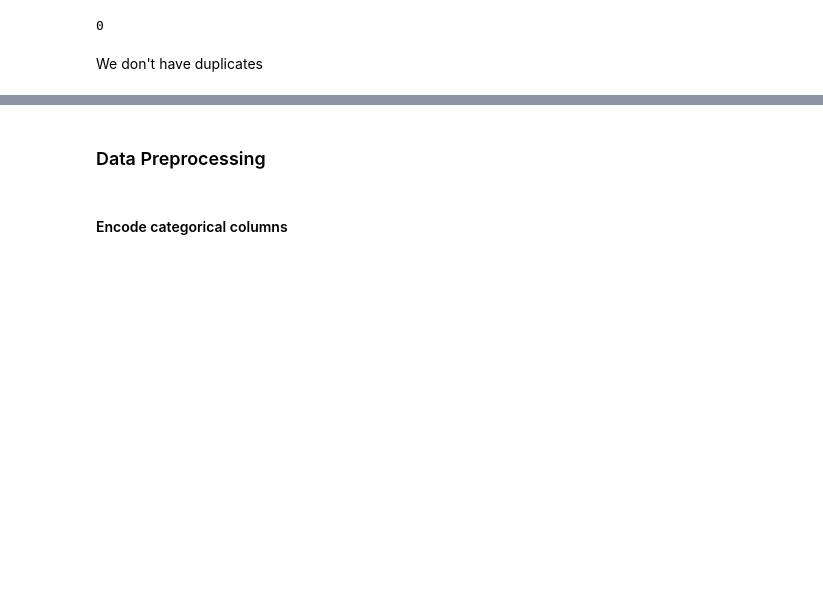
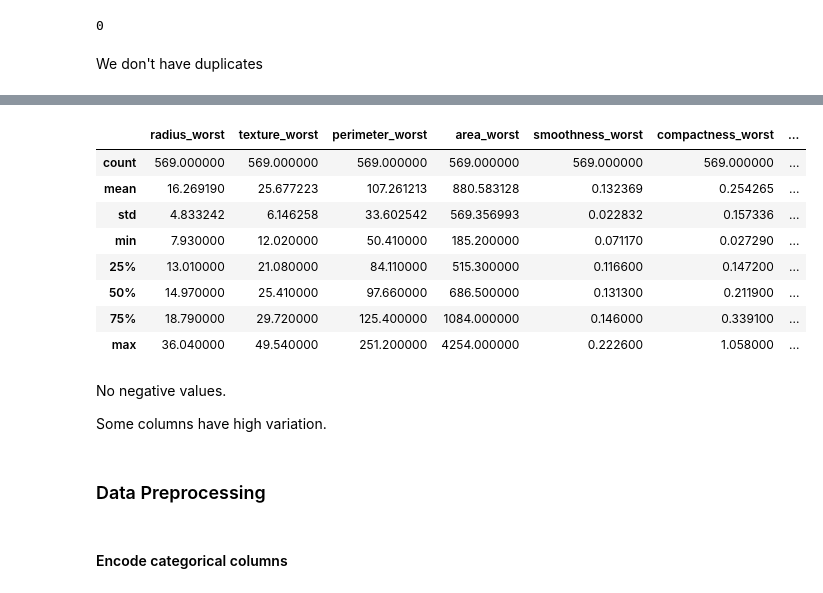
Before and after one commit to Malak0277/Breast-Cancer-Types-Prediction, a Jupyter notebook: Breast_Cancer.ipynb, the cells around one changed output, grey strips where cells are left out. Drawn from its saved outputs; the diff is of its cells as text; code cells hidden in the pictures; blank space fills up the shorter version.

```diff
--- a/Breast_Cancer.ipynb
+++ b/Breast_Cancer.ipynb
@@ -74,3 +115,19 @@ We don't have duplicates
+# %%
+data.iloc[:, 21:].describe()
+# %% [output]
+|  | radius_worst | texture_worst | perimeter_worst | area_worst | smoothness_worst | compactness_worst | ... |
+| count | 569.000000 | 569.000000 | 569.000000 | 569.000000 | 569.000000 | 569.000000 | ... |
+| mean | 16.269190 | 25.677223 | 107.261213 | 880.583128 | 0.132369 | 0.254265 | ... |
+| std | 4.833242 | 6.146258 | 33.602542 | 569.356993 | 0.022832 | 0.157336 | ... |
+| min | 7.930000 | 12.020000 | 50.410000 | 185.200000 | 0.071170 | 0.027290 | ... |
+| 25% | 13.010000 | 21.080000 | 84.110000 | 515.300000 | 0.116600 | 0.147200 | ... |
+| 50% | 14.970000 | 25.410000 | 97.660000 | 686.500000 | 0.131300 | 0.211900 | ... |
+| 75% | 18.790000 | 29.720000 | 125.400000 | 1084.000000 | 0.146000 | 0.339100 | ... |
+| max | 36.040000 | 49.540000 | 251.200000 | 4254.000000 | 0.222600 | 1.058000 | ... |
+# %% [markdown]
+No negative values.
+
+Some columns have high variation.
 # %% [markdown]
 ### Data Preprocessing
 # %% [markdown]
```
Also changed, not shown: parts of 21 cells of this notebook.
